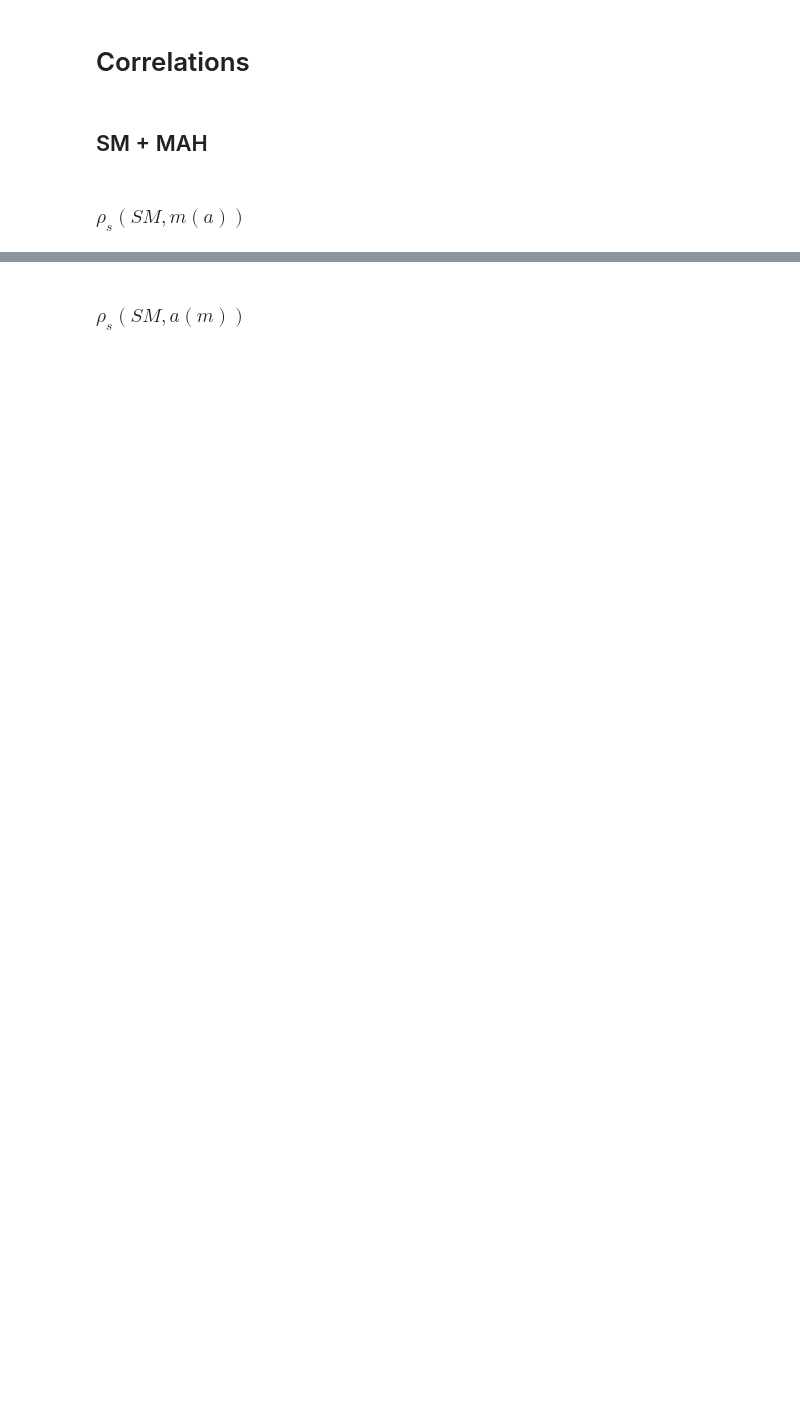
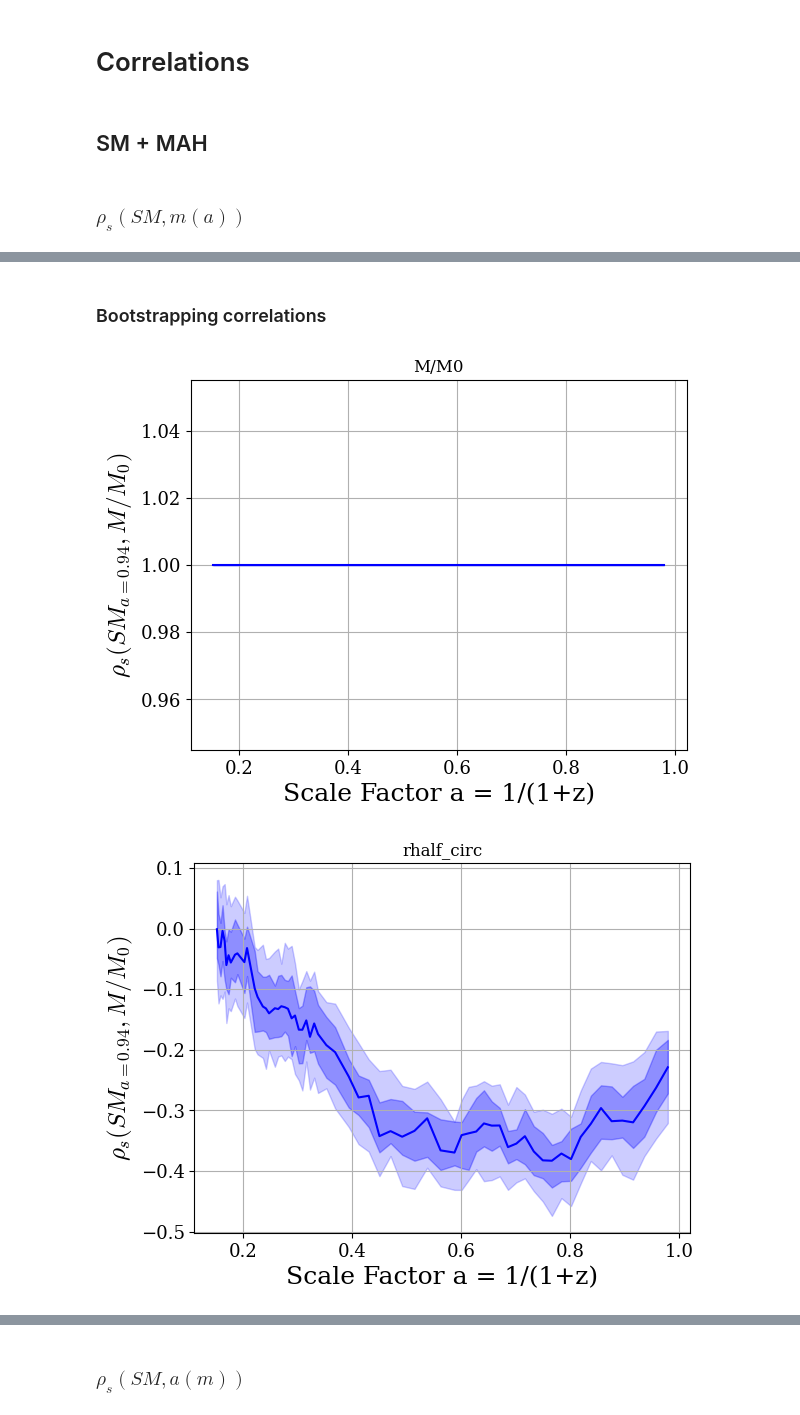
Before and after one commit to Kabelo-T/cluster_morph, a Jupyter notebook: cluster_morphs.ipynb, the cells around one changed output, grey strips where cells are left out. Cells and saved outputs as stored; diff of their text form; code cells hidden in the pictures; blank space fills up the shorter version.

Commit message:
worked on more param correlations

```diff
--- a/cluster_morphs.ipynb
+++ b/cluster_morphs.ipynb
@@ -125,6 +155,18 @@ plt.show()
-# %%
-p10 = datutils.get_perc(mah_sm_dict, param='A', q=10)
-p25 = datutils.get_perc(mah_sm_dict, param='A', q=25)
-p50 = datutils.get_perc(mah_sm_dict, param='A', q=50)
-p75 = datutils.get_perc(mah_sm_dict, param='A', q=75)
-p90 = datutils.get_perc(mah_sm_dict, param='A', q=90)
+# %% [markdown]
+### Bootstrapping correlations
+# %%
+col_names = mah_sm_dict[0].columns
+for i, param in enumerate(col_names):
+    fig, axs = plt.subplots(1, 1)
+    p10, p25, p50, p75, p90 = datutils.get_percs(mah_sm_dict, param=param)
+    axs.set_title(param)
+    axs.plot(aexp, p50, color='b')
+    axs.fill_between(aexp, p10, p90, color='b', alpha=0.2)
+    axs.fill_between(aexp, p25, p75, color='b', alpha=0.3)
+    axs.set_xlabel('Scale Factor a = 1/(1+z)')
+    axs.set_ylabel(r'$\rho_s (SM_{a=0.94}, M/M_0)$')
+    axs.grid()
+    plt.show()
+# %% [output]
+[figure, added]
+[figure, added]
```
Also changed, not shown: parts of 41 cells of this notebook, 5 other files.
